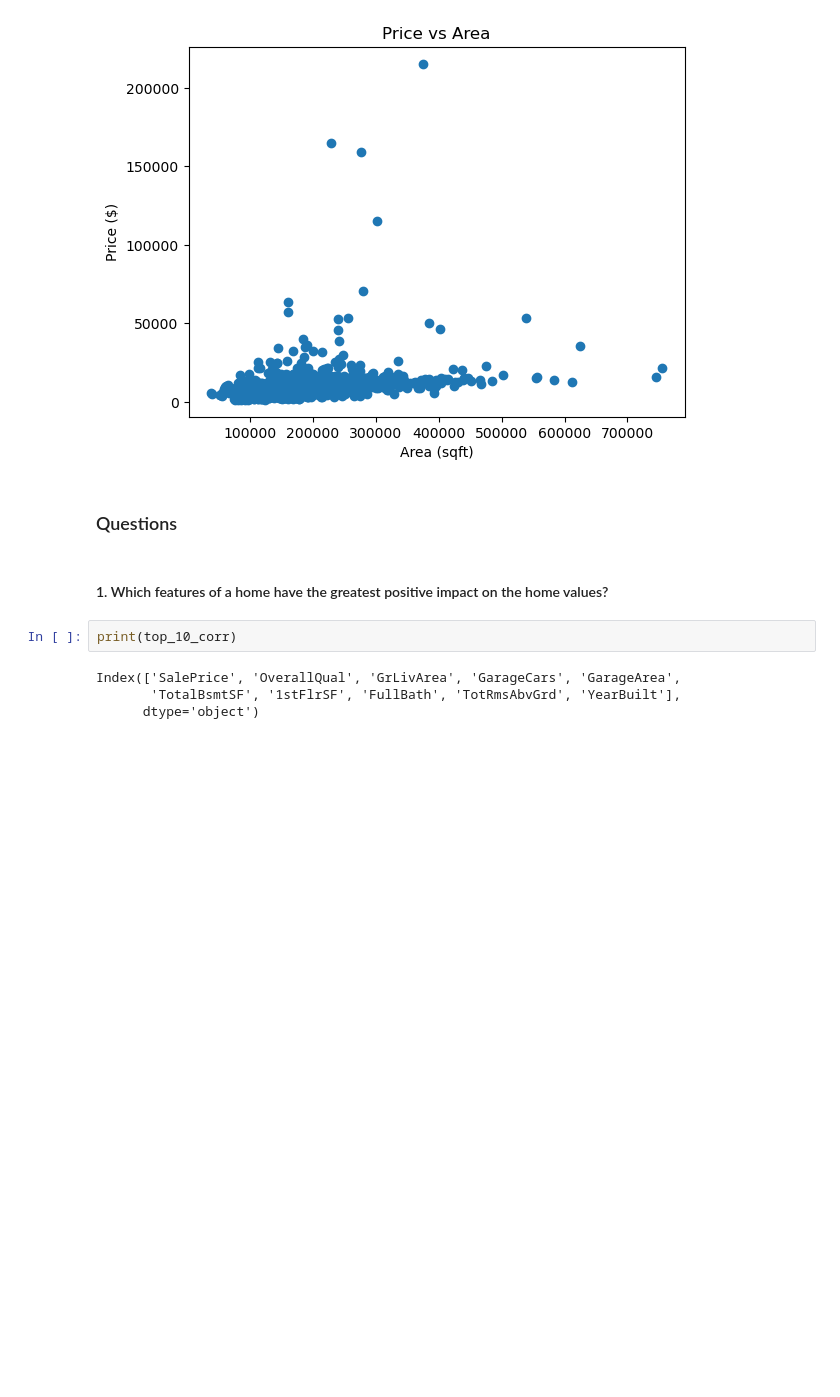
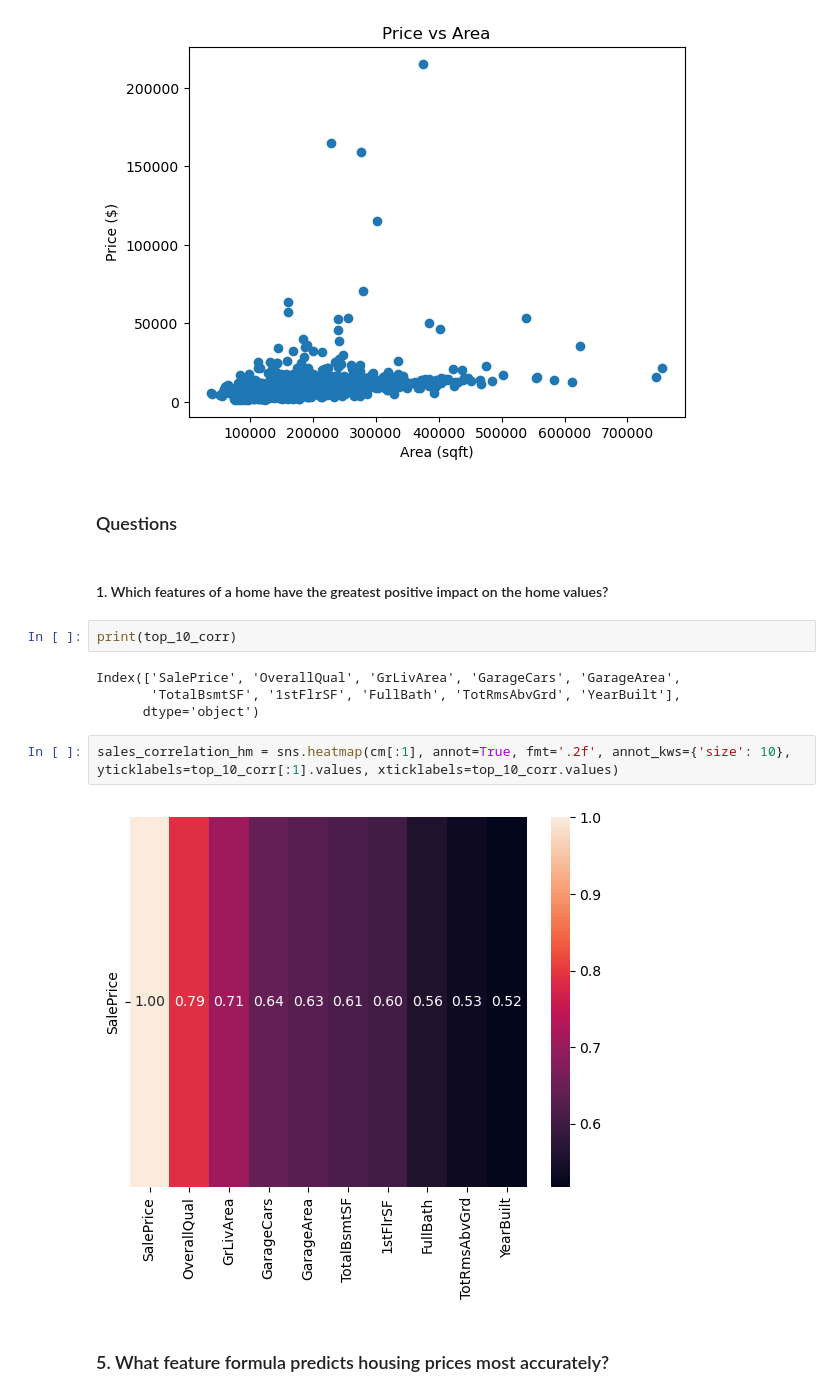
Before and after one commit to strangenicholas/Housing-Price-Prediction---Predictive-Analytics-and-Advanced-Regression-, a Jupyter notebook: Housing Price Prediction - Predictive Analytics and Advanced Regression .ipynb, the cells around one changed output. Cells and saved outputs as stored; diff of their text form; blank space fills up the shorter version.

```diff
--- a/Housing Price Prediction - Predictive Analytics and Advanced Regression .ipynb
+++ b/Housing Price Prediction - Predictive Analytics and Advanced Regression .ipynb
@@ -217,3 +217,9 @@ print(top_10_corr)
 Index(['SalePrice', 'OverallQual', 'GrLivArea', 'GarageCars', 'GarageArea',
        'TotalBsmtSF', '1stFlrSF', 'FullBath', 'TotRmsAbvGrd', 'YearBuilt'],
       dtype='object')
+# %%
+sales_correlation_hm = sns.heatmap(cm[:1], annot=True, fmt='.2f', annot_kws={'size': 10}, yticklabels=top_10_corr[:1].values, xticklabels=top_10_corr.values)
+# %% [output]
+[figure, added]
+# %% [markdown]
+### 5. What feature formula predicts housing prices most accurately?
```
Also changed, not shown: parts of 1 cell of this notebook.
